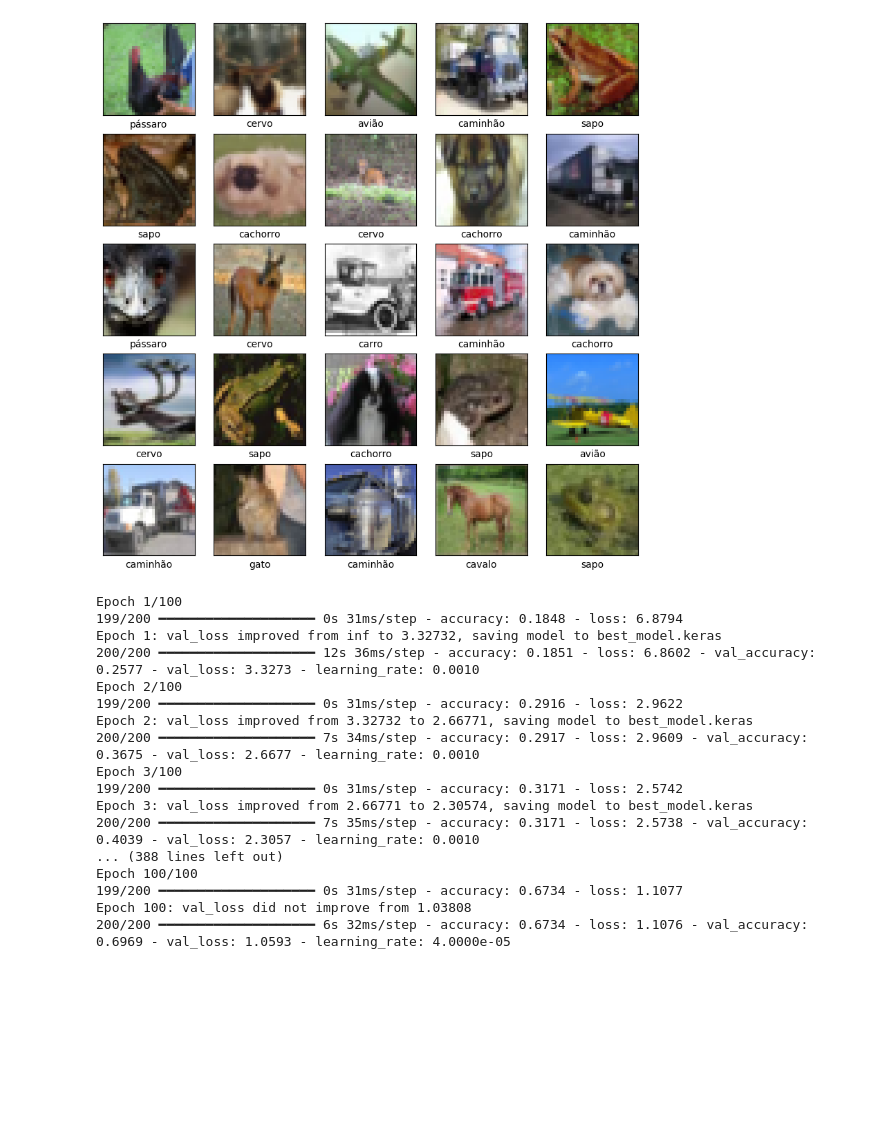
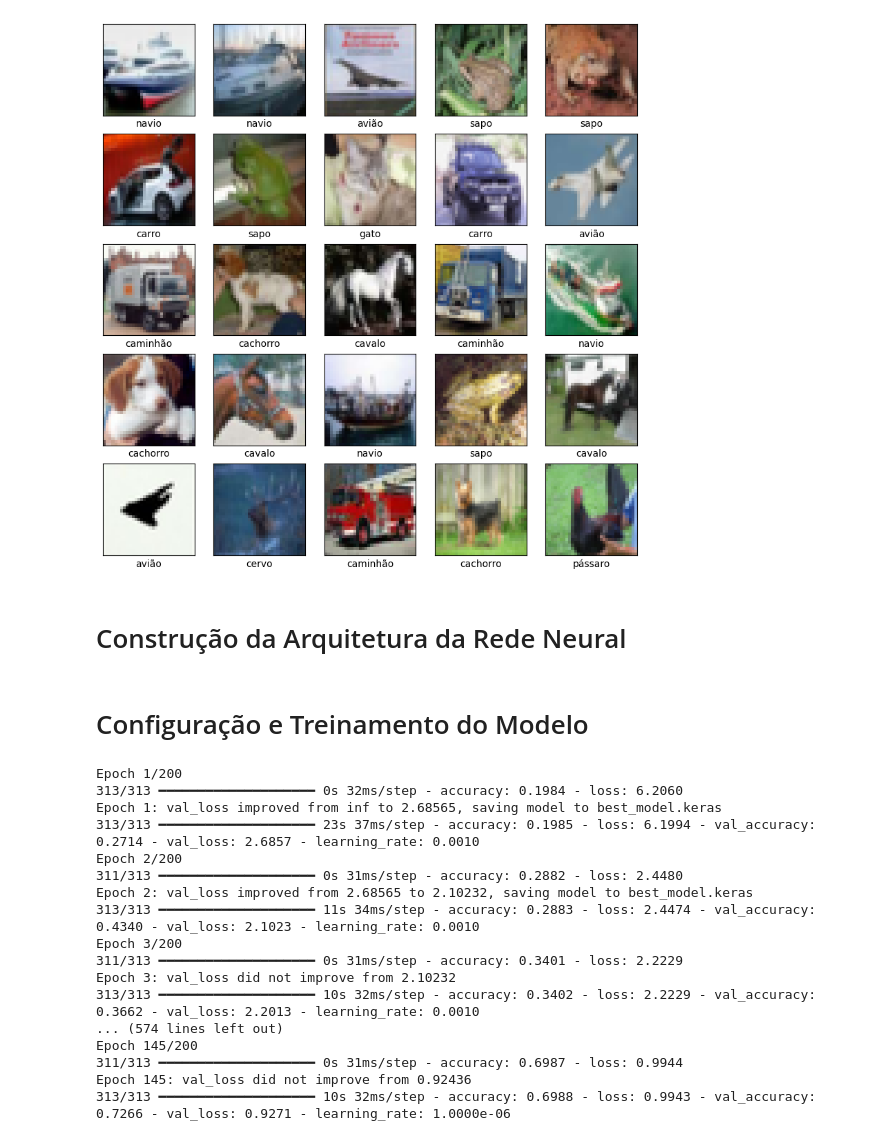
Before and after one commit to MickaelXDS/CIFAR-10-Convolutional-Neural-Network-CNN-Model, a Jupyter notebook: CifarModelCNN.ipynb, the cells around one changed output. Cells and saved outputs as stored; diff of their text form; code cells hidden in the pictures; blank space fills up the shorter version.

```diff
--- a/CifarModelCNN.ipynb
+++ b/CifarModelCNN.ipynb
@@ -24,16 +46,18 @@ y_test = tf.keras.utils.to_categorical(y_test, 10)
 class_names = ['avião', 'carro', 'pássaro', 'gato', 'cervo', 'cachorro', 'sapo', 'cavalo', 'navio', 'caminhão']
 # %%
 plt.figure(figsize=(10,10))
-for i in range(25, 50):
-    plt.subplot(5, 5, i-24)  # Ajuste para o subplot começar do 1 novamente
+for i in range(1, 26):
+    plt.subplot(5, 5, i)
     plt.xticks([])
     plt.yticks([])
     plt.grid(False)
     plt.imshow(x_test[i])
     plt.xlabel(class_names[int(y_test[i].argmax())])
 plt.show()
 # %% [output]
-[figure, old version]
+[figure, new version]
+# %% [markdown]
+# Construção da Arquitetura da Rede Neural
 # %%
 data_augmentation = tf.keras.Sequential([
     tf.keras.layers.RandomFlip("horizontal"),
@@ -82,6 +102,8 @@ model = tf.keras.Sequential([
 
 
 ])
+# %% [markdown]
+# Configuração e Treinamento do Modelo
 # %%
 x_train, x_val, y_train, y_val = train_test_split(x_train, y_train, test_size=0.2, random_state=42)
 
@@ -123,26 +145,26 @@ model.compile(
 # %%
 history = model.fit(
     x_train, y_train,
-    epochs=100,
+    epochs=200,
     batch_size=128,
     validation_data=(x_val, y_val),
     callbacks= callbacks
     )
 # %% [output]
-Epoch 1/100
-199/200 ━━━━━━━━━━━━━━━━━━━━ 0s 31ms/step - accuracy: 0.1848 - loss: 6.8794
-Epoch 1: val_loss improved from inf to 3.32732, saving model to best_model.keras
-200/200 ━━━━━━━━━━━━━━━━━━━━ 12s 36ms/step - accuracy: 0.1851 - loss: 6.8602 - val_accuracy: 0.2577 - val_loss: 3.3273 - learning_rate: 0.0010
-Epoch 2/100
-199/200 ━━━━━━━━━━━━━━━━━━━━ 0s 31ms/step - accuracy: 0.2916 - loss: 2.9622
-Epoch 2: val_loss improved from 3.32732 to 2.66771, saving model to best_model.keras
-200/200 ━━━━━━━━━━━━━━━━━━━━ 7s 34ms/step - accuracy: 0.2917 - loss: 2.9609 - val_accuracy: 0.3675 - val_loss: 2.6677 - learning_rate: 0.0010
-Epoch 3/100
-199/200 ━━━━━━━━━━━━━━━━━━━━ 0s 31ms/step - accuracy: 0.3171 - loss: 2.5742
-Epoch 3: val_loss improved from 2.66771 to 2.30574, saving model to best_model.keras
-200/200 ━━━━━━━━━━━━━━━━━━━━ 7s 35ms/step - accuracy: 0.3171 - loss: 2.5738 - val_accuracy: 0.4039 - val_loss: 2.3057 - learning_rate: 0.0010
-... (388 lines left out)
-Epoch 100/100
-199/200 ━━━━━━━━━━━━━━━━━━━━ 0s 31ms/step - accuracy: 0.6734 - loss: 1.1077
-Epoch 100: val_loss did not improve from 1.03808
-200/200 ━━━━━━━━━━━━━━━━━━━━ 6s 32ms/step - accuracy: 0.6734 - loss: 1.1076 - val_accuracy: 0.6969 - val_loss: 1.0593 - learning_rate: 4.0000e-05
+Epoch 1/200
+313/313 ━━━━━━━━━━━━━━━━━━━━ 0s 32ms/step - accuracy: 0.1984 - loss: 6.2060
+Epoch 1: val_loss improved from inf to 2.68565, saving model to best_model.keras
+313/313 ━━━━━━━━━━━━━━━━━━━━ 23s 37ms/step - accuracy: 0.1985 - loss: 6.1994 - val_accuracy: 0.2714 - val_loss: 2.6857 - learning_rate: 0.0010
+Epoch 2/200
+311/313 ━━━━━━━━━━━━━━━━━━━━ 0s 31ms/step - accuracy: 0.2882 - loss: 2.4480
+Epoch 2: val_loss improved from 2.68565 to 2.10232, saving model to best_model.keras
+313/313 ━━━━━━━━━━━━━━━━━━━━ 11s 34ms/step - accuracy: 0.2883 - loss: 2.4474 - val_accuracy: 0.4340 - val_loss: 2.1023 - learning_rate: 0.0010
+Epoch 3/200
+311/313 ━━━━━━━━━━━━━━━━━━━━ 0s 31ms/step - accuracy: 0.3401 - loss: 2.2229
+Epoch 3: val_loss did not improve from 2.10232
+313/313 ━━━━━━━━━━━━━━━━━━━━ 10s 32ms/step - accuracy: 0.3402 - loss: 2.2229 - val_accuracy: 0.3662 - val_loss: 2.2013 - learning_rate: 0.0010
+... (574 lines left out)
+Epoch 145/200
+311/313 ━━━━━━━━━━━━━━━━━━━━ 0s 31ms/step - accuracy: 0.6987 - loss: 0.9944
+Epoch 145: val_loss did not improve from 0.92436
+313/313 ━━━━━━━━━━━━━━━━━━━━ 10s 32ms/step - accuracy: 0.6988 - loss: 0.9943 - val_accuracy: 0.7266 - val_loss: 0.9271 - learning_rate: 1.0000e-06
```
Also changed, not shown: parts of 17 cells of this notebook.
